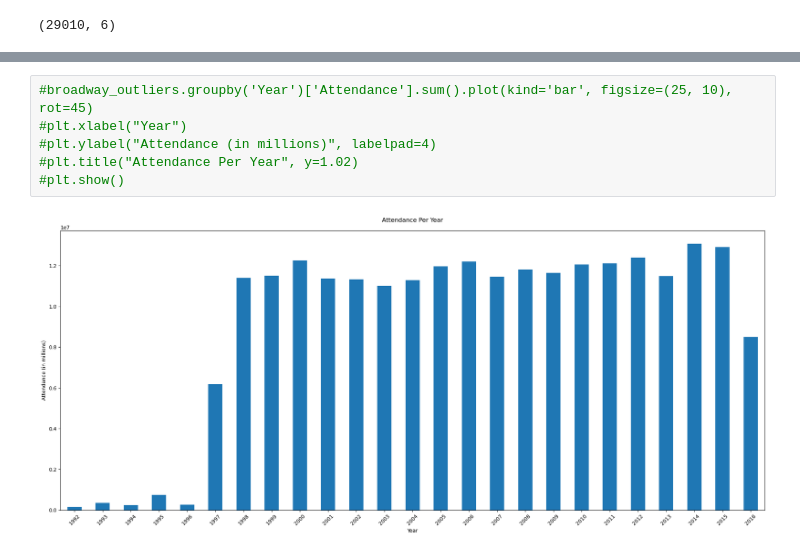
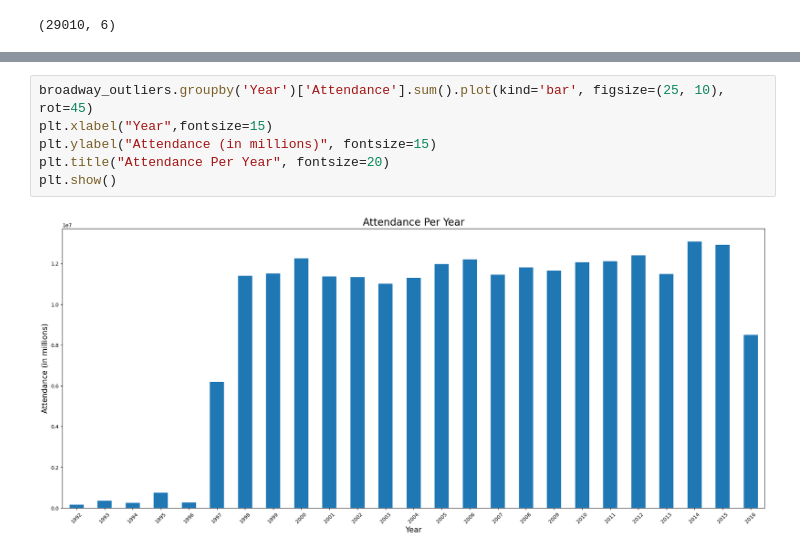
Before and after one commit to lwood7983/Final_Capstone_Project, a Jupyter notebook: Capstone_lwood.ipynb, the cells around one changed output, grey strips where cells are left out. Drawn from its saved outputs; the diff is of its cells as text.

```diff
--- a/Capstone_lwood.ipynb
+++ b/Capstone_lwood.ipynb
@@ -304,8 +289,8 @@ broadway_outliers.shape
 # %%
-#broadway_outliers.groupby('Year')['Attendance'].sum().plot(kind='bar', figsize=(25, 10), rot=45)
-#plt.xlabel("Year")
-#plt.ylabel("Attendance (in millions)", labelpad=4)
-#plt.title("Attendance Per Year", y=1.02)
-#plt.show()
+broadway_outliers.groupby('Year')['Attendance'].sum().plot(kind='bar', figsize=(25, 10), rot=45)
+plt.xlabel("Year",fontsize=15)
+plt.ylabel("Attendance (in millions)", fontsize=15)
+plt.title("Attendance Per Year", fontsize=20)
+plt.show()
 # %% [output]
-[figure, old version]
+[figure, new version]
```
Also changed, not shown: parts of 3 cells of this notebook, 9 other files.
